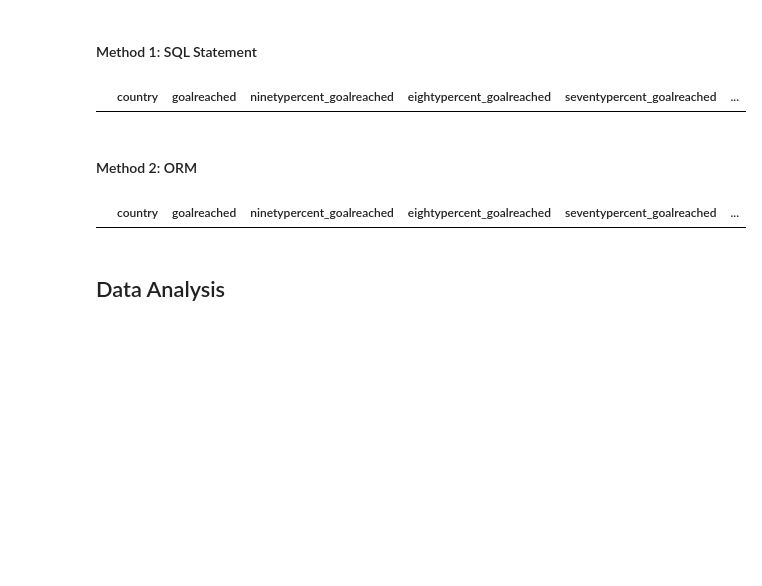
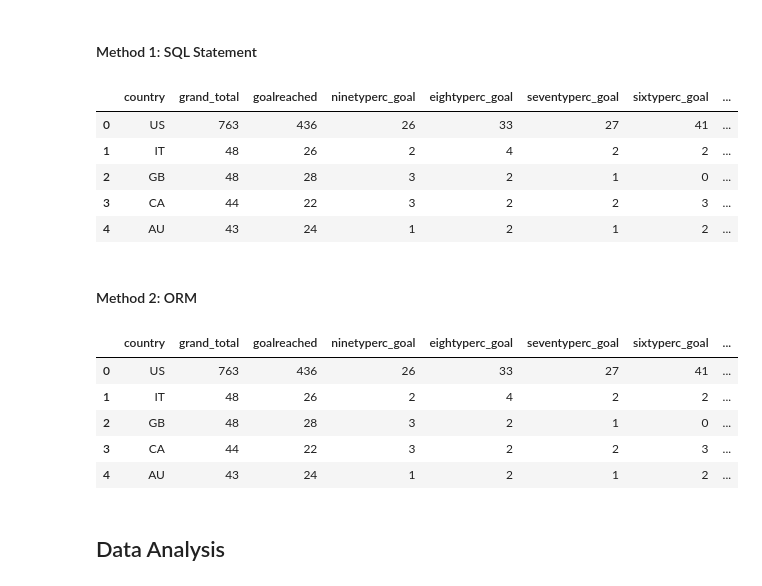
Before and after one commit to weisport4/Crowdfunding_ETL, a Jupyter notebook: Crowdfunding_Analysis.ipynb, the cells around one changed output. Cells and saved outputs as stored; diff of their text form; code cells hidden in the pictures; blank space fills up the shorter version.

```diff
--- a/Crowdfunding_Analysis.ipynb
+++ b/Crowdfunding_Analysis.ipynb
@@ -386,65 +444,79 @@ count_of_subcategories_by_outcome_orm_df.head()
 # %%
 query = """
 		SELECT
 			country,
+            COUNT(Country) AS grand_total,
 			SUM(perfect) AS goalreached,
-			SUM(ninety) AS ninetypercent_goalreached,
-			SUM(eighty) AS eightypercent_goalreached,
-			SUM(seventy) AS seventypercent_goalreached,
-			SUM(sixty) AS sixtypercent_goalreached,
-			SUM(fifty) AS fiftypercent_goalreached,
-			SUM(fail) AS lessthanfiftypercent_goalreached,
-			COUNT(Country) AS grand_total
+			SUM(ninety) AS ninetyperc_goal,
+			SUM(eighty) AS eightyperc_goal,
+			SUM(seventy) AS seventyperc_goal,
+			SUM(sixty) AS sixtyperc_goal,
+			SUM(fifty) AS fiftyperc_goal,
+			SUM(fail) AS lessfiftyperc_goal
 		FROM
 			(
 			SELECT
 				country,
 				CASE WHEN pledged >= goal then 1 else 0 END AS perfect,
 				CASE WHEN pledged >= goal * 0.9 AND pledged < goal then 1 else 0 END AS ninety,
 				CASE WHEN pledged >= goal * 0.8 AND pledged < goal * 0.9 then 1 else 0 END AS eighty,
 				CASE WHEN pledged >= goal * 0.7 AND pledged < goal * 0.8 then 1 else 0 END AS seventy,
 				CASE WHEN pledged >= goal * 0.6 AND pledged < goal * 0.7 then 1 else 0 END AS sixty,
 				CASE WHEN pledged >= goal * 0.5 AND pledged < goal * 0.6 then 1 else 0 END AS fifty,
 				CASE WHEN pledged < goal * 0.5 then 1 else 0 END AS fail
 			FROM
 				campaign
 			)
 		GROUP BY
 			country
+        ORDER BY
+            grand_total desc
 		;
 		"""
 
 percentage_goal_by_country_sql_df = pd.read_sql(text(query), con=engine)
 percentage_goal_by_country_sql_df.head()
 # %% [output]
-|  | country | goalreached | ninetypercent_goalreached | eightypercent_goalreached | seventypercent_goalreached | ... |
+|  | country | grand_total | goalreached | ninetyperc_goal | eightyperc_goal | seventyperc_goal | sixtyperc_goal | ... |
+| 0 | US | 763 | 436 | 26 | 33 | 27 | 41 | ... |
+| 1 | IT | 48 | 26 | 2 | 4 | 2 | 2 | ... |
+| 2 | GB | 48 | 28 | 3 | 2 | 1 | 0 | ... |
+| 3 | CA | 44 | 22 | 3 | 2 | 2 | 3 | ... |
+| 4 | AU | 43 | 24 | 1 | 2 | 1 | 2 | ... |
 # %% [markdown]
 #### Method 2: ORM
 # %%
 results = session.query(
     Campaign.country,
+    func.count(Campaign.country).label('grand_total'),
     func.sum(case((Campaign.pledged >= Campaign.goal, 1), else_=0)).label('goalreached'),
     func.sum(case(((Campaign.pledged >= Campaign.goal * 0.9) & (Campaign.pledged < Campaign.goal), 1), else_=0)).label('ninetypercent_goalreached'),
-    func.sum(case(((Campaign.pledged >= Campaign.goal * 0.8) & (Campaign.pledged < Campaign.goal * 0.9), 1), else_=0)).label('eightypercent_goalreached'),
-    func.sum(case(((Campaign.pledged >= Campaign.goal * 0.7) & (Campaign.pledged < Campaign.goal * 0.8), 1), else_=0)).label('seventypercent_goalreached'),
-    func.sum(case(((Campaign.pledged >= Campaign.goal * 0.6) & (Campaign.pledged < Campaign.goal * 0.7), 1), else_=0)).label('sixtypercent_goalreached'),
-    func.sum(case(((Campaign.pledged >= Campaign.goal * 0.5) & (Campaign.pledged < Campaign.goal * 0.6), 1), else_=0)).label('fiftypercent_goalreached'),
-    func.sum(case((Campaign.pledged < Campaign.goal * 0.5, 1), else_=0)).label('lessthanfiftypercent_goalreached'),
-    func.count(Campaign.country).label('grand_total')
+    func.sum(case(((Campaign.pledged >= Campaign.goal * 0.8) & (Campaign.pledged < Campaign.goal * 0.9), 1), else_=0)).label('eightyperc_goal'),
+    func.sum(case(((Campaign.pledged >= Campaign.goal * 0.7) & (Campaign.pledged < Campaign.goal * 0.8), 1), else_=0)).label('seventyperc_goal'),
+    func.sum(case(((Campaign.pledged >= Campaign.goal * 0.6) & (Campaign.pledged < Campaign.goal * 0.7), 1), else_=0)).label('sixtyperc_goal'),
+    func.sum(case(((Campaign.pledged >= Campaign.goal * 0.5) & (Campaign.pledged < Campaign.goal * 0.6), 1), else_=0)).label('fiftyperc_goal'),
+    func.sum(case((Campaign.pledged < Campaign.goal * 0.5, 1), else_=0)).label('lessfiftyperc_goalreached')
 ).group_by(
     Campaign.country
+).order_by(
+    func.count(Campaign.country).desc()
 ).all()
 
 # Convert results to a pandas DataFrame
 percentage_goal_by_country_orm_df = pd.DataFrame(results, columns=[
-    'country', 'goalreached', 'ninetypercent_goalreached', 'eightypercent_goalreached', 'seventypercent_goalreached',
-    'sixtypercent_goalreached', 'fiftypercent_goalreached', 'lessthanfiftypercent_goalreached', 'grand_total'
+    'country', 'grand_total', 'goalreached', 'ninetyperc_goal', 'eightyperc_goal', 'seventyperc_goal',
+    'sixtyperc_goal', 'fiftyperc_goal', 'lessfiftyperc_goal'
 ])
 
 # Display the DataFrame
 percentage_goal_by_country_orm_df.head()
 # %% [output]
-|  | country | goalreached | ninetypercent_goalreached | eightypercent_goalreached | seventypercent_goalreached | ... |
+|  | country | grand_total | goalreached | ninetyperc_goal | eightyperc_goal | seventyperc_goal | sixtyperc_goal | ... |
+| 0 | US | 763 | 436 | 26 | 33 | 27 | 41 | ... |
+| 1 | IT | 48 | 26 | 2 | 4 | 2 | 2 | ... |
+| 2 | GB | 48 | 28 | 3 | 2 | 1 | 0 | ... |
+| 3 | CA | 44 | 22 | 3 | 2 | 2 | 3 | ... |
+| 4 | AU | 43 | 24 | 1 | 2 | 1 | 2 | ... |
 # %% [markdown]
 ## Data Analysis
 # %% [markdown]
```
Also changed, not shown: parts of 16 cells of this notebook, 2 other files.
